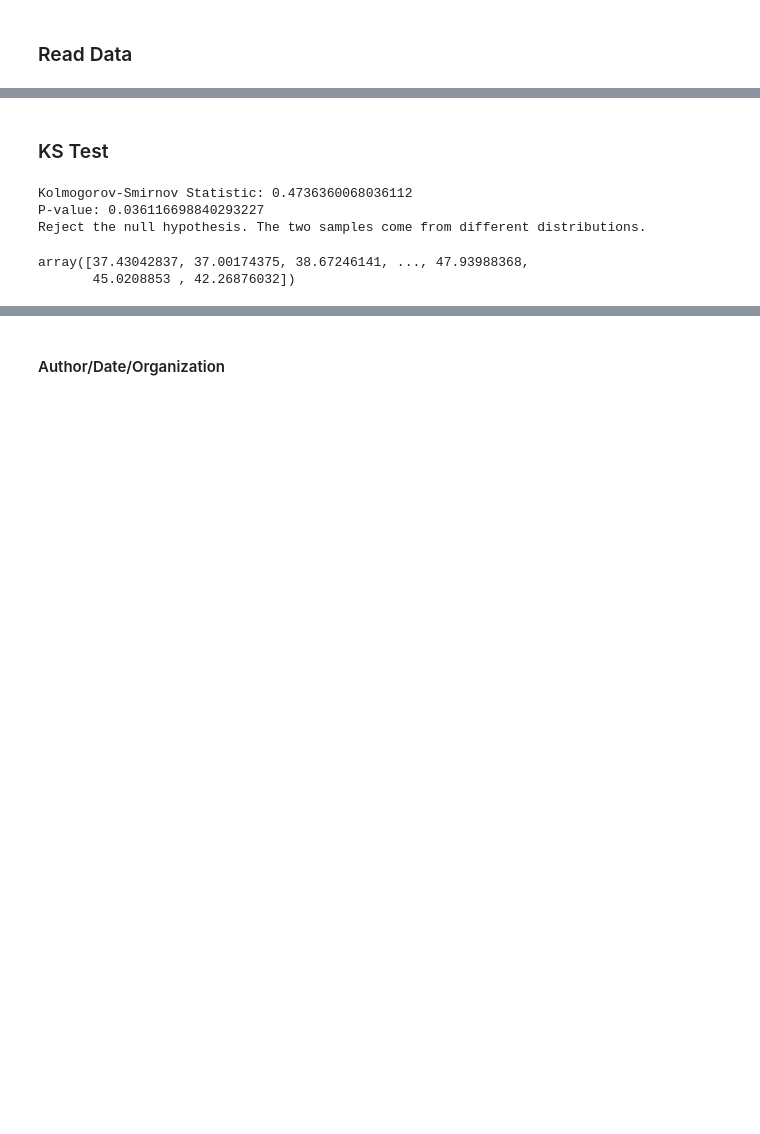
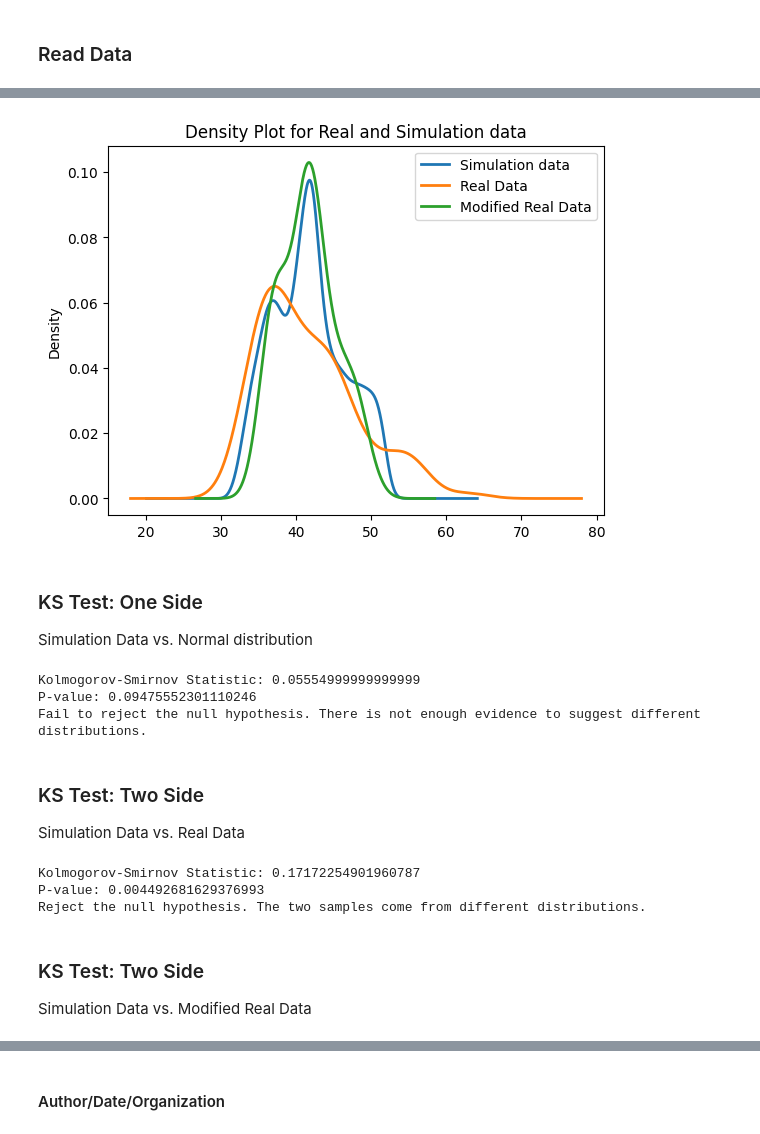
Before and after one commit to UsmanovSla/MGD-RSS, a Jupyter notebook: model/02_DetermModel/DM_03_Verification_Data.ipynb, the cells around one changed output, grey strips where cells are left out. Saved outputs shown, nothing was run; the diff lists cells and outputs as text; code cells hidden in the pictures; blank space fills up the shorter version.

Commit message:
KS-Test

```diff
--- a/model/02_DetermModel/DM_03_Verification_Data.ipynb
+++ b/model/02_DetermModel/DM_03_Verification_Data.ipynb
@@ -69,5 +69,19 @@ df_real.describe()
+# %%
+import pandas as pd
+import matplotlib.pyplot as plt
+
+# Plot density
+df_sim['total_time'].plot.density(bw_method='scott', linestyle='-', linewidth=2, label='Simulation data')
+df_real['total_time'].plot.density(bw_method='scott', linestyle='-', linewidth=2, label='Real Data')
+df_real['total_time_calc'].plot.density(bw_method='scott', linestyle='-', linewidth=2, label='Modified Real Data')
+plt.title('Density Plot for Real and Simulation data')
+plt.legend()
+plt.show()
+# %% [output]
+[figure, added]
 # %% [markdown]
-### KS Test
+### KS Test: One Side
+Simulation Data vs. Normal distribution
 # %%
 ### KS Test: One side
 from scipy import stats
@@ -75,7 +89,7 @@ from scipy import stats
 sample1 = df_sim['total_time'].to_numpy()
 
 np.random.seed(122)
-sample_size = 8
+sample_size = 500
 mean = df_sim['total_time'].mean()
 std_dev = df_sim['total_time'].std()
 sample2 = np.random.normal(mean, std_dev, sample_size)
@@ -91,11 +105,34 @@ if p_value < alpha:
     print("Reject the null hypothesis. The two samples come from different distributions.")
 else:
     print("Fail to reject the null hypothesis. There is not enough evidence to suggest different distributions.")
-
-sample1
 # %% [output]
-Kolmogorov-Smirnov Statistic: 0.4736360068036112
-P-value: 0.036116698840293227
-Reject the null hypothesis. The two samples come from different distributions.
+Kolmogorov-Smirnov Statistic: 0.05554999999999999
+P-value: 0.09475552301110246
+Fail to reject the null hypothesis. There is not enough evidence to suggest different distributions.
-array([37.43042837, 37.00174375, 38.67246141, ..., 47.93988368,
-       45.0208853 , 42.26876032])
+# %% [markdown]
+### KS Test: Two Side
+Simulation Data vs. Real Data
+# %%
+### KS Test: Two side
+from scipy import stats
+
+sample1 = df_sim['total_time'].to_numpy()
+sample2 = df_real['total_time'].to_numpy()
+
+ks_statistic, p_value = stats.ks_2samp(sample1, sample2)
+
+print(f'Kolmogorov-Smirnov Statistic: {ks_statistic}')
+print(f'P-value: {p_value}')
+
+alpha = 0.05
+if p_value < alpha:
+    print("Reject the null hypothesis. The two samples come from different distributions.")
+else:
+    print("Fail to reject the null hypothesis. There is not enough evidence to suggest different distributions.")
+# %% [output]
+Kolmogorov-Smirnov Statistic: 0.17172254901960787
+P-value: 0.004492681629376993
+Reject the null hypothesis. The two samples come from different distributions.
+# %% [markdown]
+### KS Test: Two Side
+Simulation Data vs. Modified Real Data
```
Also changed, not shown: parts of 6 cells of this notebook, 18 other files.
